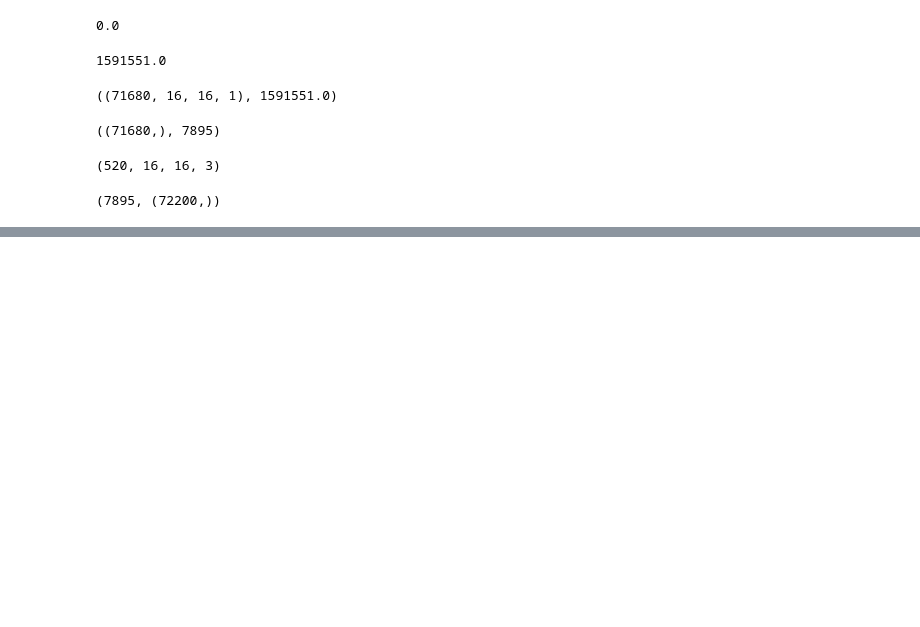
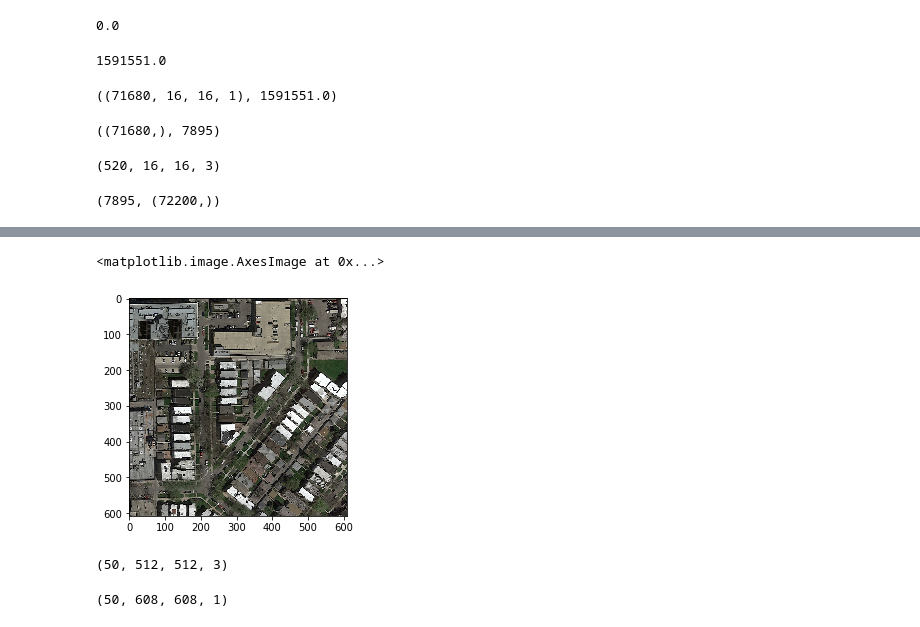
Before and after one commit to arthurbabey/road66, a Jupyter notebook: unet_colab.ipynb, the cells around one changed output, grey strips where cells are left out. Drawn from its saved outputs; the diff is of its cells as text; code cells hidden in the pictures; blank space fills up the shorter version.

```diff
--- a/unet_colab.ipynb
+++ b/unet_colab.ipynb
@@ -467,0 +511,5 @@ plt.show()
+# %%
+plt.imshow(imgs_test[3])#, plt.imshow(np.reshape(img_pred1[8], (512, 512)))
+# %% [output]
+<matplotlib.image.AxesImage at 0x...>
+[figure, added]
@@ -467,0 +528,11 @@ plt.show()
+# %%
+img1 = np.asarray(img1)
+img2 = np.asarray(img2)
+img3 = np.asarray(img3)
+img4 = np.asarray(img4)
+
+
+
+img1.shape
+# %% [output]
+(50, 512, 512, 3)
@@ -467,0 +560,11 @@ plt.show()
+# %%
+list_merge = []
+for i in range(50):
+
+  merge = np.concatenate((list_m1[i,:,:,:], list_m2[i, :, 416:512, :]), axis=1)
+  list_merge.append(merge)
+
+y_pred = np.asarray(list_merge)
+y_pred.shape
+# %% [output]
+(50, 608, 608, 1)
```
Also changed, not shown: parts of 23 cells of this notebook.
